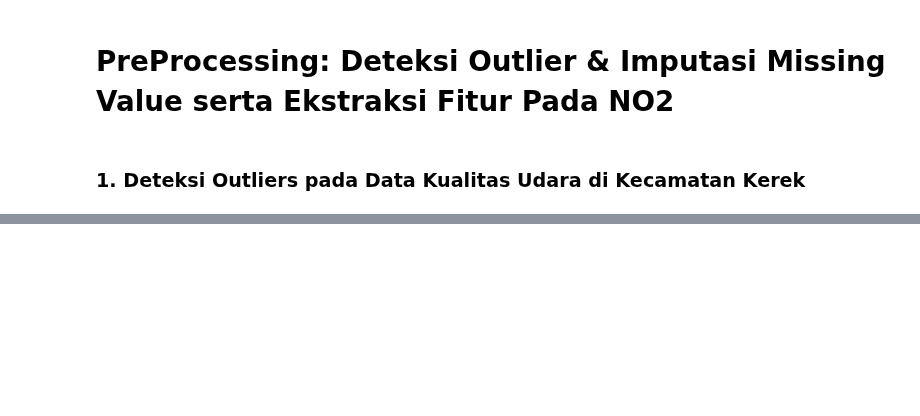
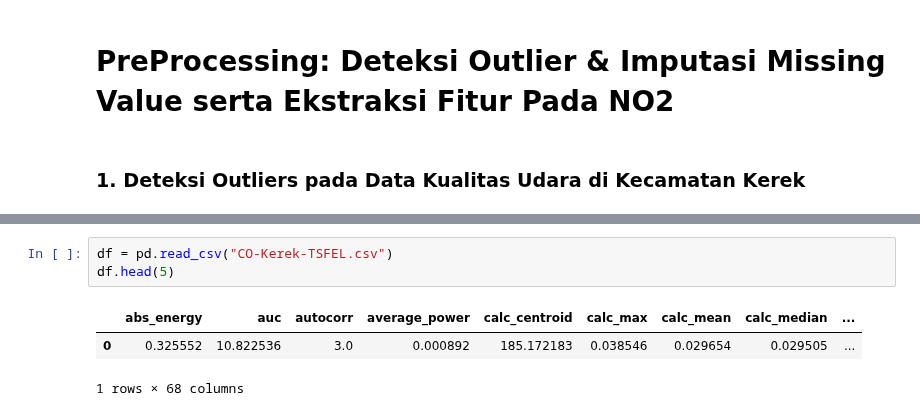
Before and after one commit to NURHABIBATULUMAH/PSD, a Jupyter notebook: _sources/kerek/ekstraksi-fitur.ipynb, the cells around one changed output, grey strips where cells are left out. Cells and saved outputs as stored; diff of their text form; blank space fills up the shorter version.

```diff
--- a/_sources/kerek/ekstraksi-fitur.ipynb
+++ b/_sources/kerek/ekstraksi-fitur.ipynb
@@ -248,0 +538,7 @@ df.head(5)
+# %%
+df = pd.read_csv("CO-Kerek-TSFEL.csv")
+df.head(5)
+# %% [output]
+|  | abs_energy | auc | autocorr | average_power | calc_centroid | calc_max | calc_mean | calc_median | ... |
+| 0 | 0.325552 | 10.822536 | 3.0 | 0.000892 | 185.172183 | 0.038546 | 0.029654 | 0.029505 | ... |
+1 rows × 68 columns
```
Also changed, not shown: parts of 24 cells of this notebook, 55 other files.
